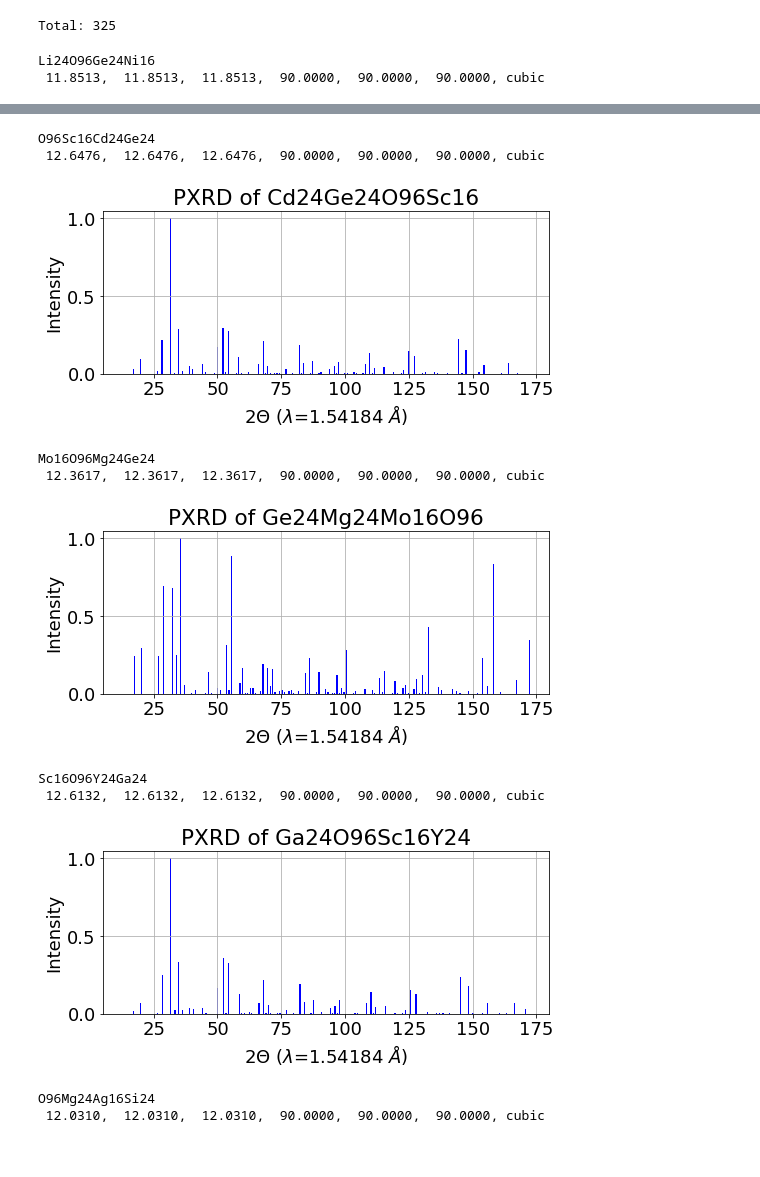
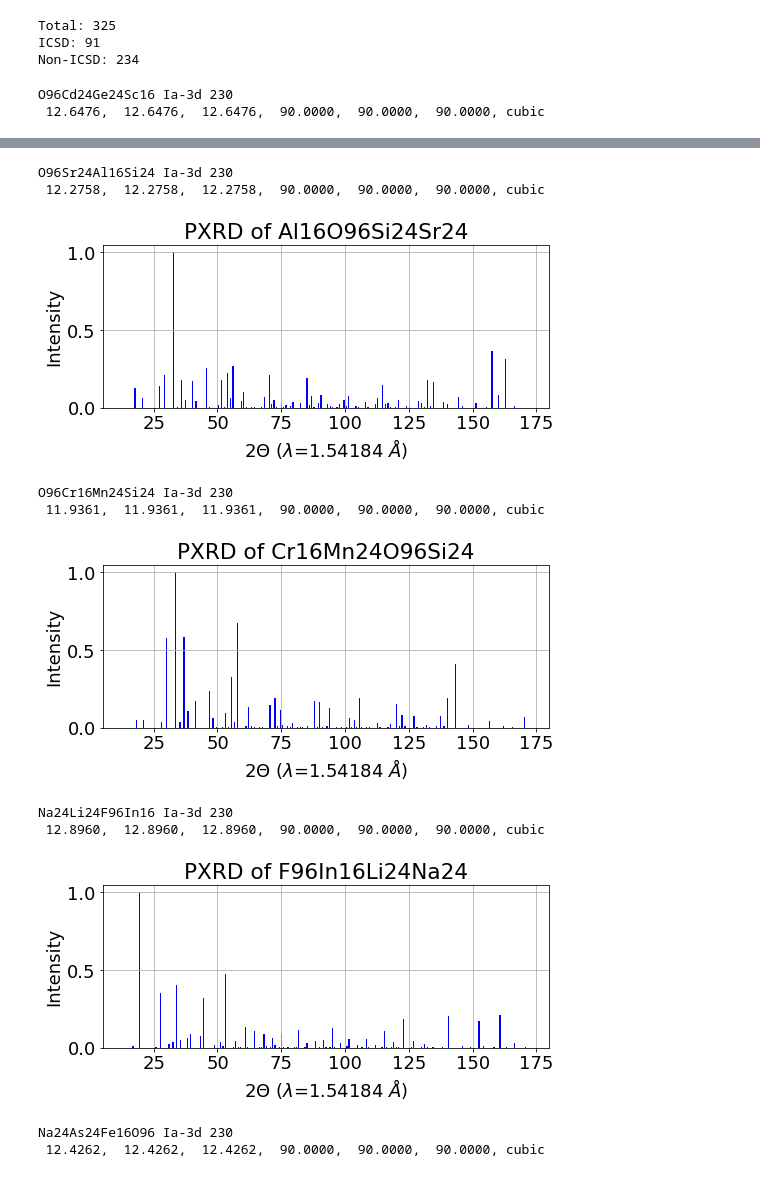
Before and after one commit to MaterSim/CMS, a Jupyter notebook: External/XRD_idea.ipynb, the cells around one changed output, grey strips where cells are left out. Drawn from its saved outputs; the diff is of its cells as text; code cells hidden in the pictures.

Commit message:
add ICSD info

```diff
--- a/External/XRD_idea.ipynb
+++ b/External/XRD_idea.ipynb
@@ -7,7 +7,7 @@ from pyxtal import pyxtal
 
 mpr = MPRester('fn8WQGgT9rvZAh6H') # insert your keys here
 # %%
-#define your search criteria
+# define your search criteria
 criteria ={
            "spacegroup.number": 230,
            "nsites": {"$lt": 100},
@@ -16,22 +16,37 @@ criteria ={
 #choose the properties which you are interested:
 properties = [
               "material_id",
+              "icsd_ids",
               "structure",
               "spacegroup.number",
               #"cif",
              ]
 entries = mpr.query(criteria=criteria, properties=properties)
+
+# Seperate the entries based on ICSD
+entries_icsd = []
+entries_non_icsd = []
+for entry in entries:
+    if len(entry['icsd_ids'])>0:
+        entries_icsd.append(entry)
+    else:
+        entries_non_icsd.append(entry)
+
 print("Total:", len(entries))
+print("ICSD:", len(entries_icsd))
+print("Non-ICSD:", len(entries_non_icsd))
 # %% [output]
 Total: 325
+ICSD: 91
+Non-ICSD: 234
 # %%
 # Plot the PXRD for a few selected structures
-for entry in entries[:5]:
+for entry in entries_icsd[:5]:
     pmg = entry['structure']
     id = entry['material_id']
     s1 = pyxtal()
     s1.from_seed(pmg, tol=1e-3)
-    print(s1.formula)
+    print(s1.formula, s1.group.symbol, s1.group.number)
     print(s1.lattice)
 
     xrd = s1.get_XRD(thetas=[0, 180])
@@ -40,5 +55,5 @@ for entry in entries[:5]:
     #xrd.theta2
     #xrd.xrd_intensity
 # %% [output]
-Li24O96Ge24Ni16
- 11.8513,  11.8513,  11.8513,  90.0000,  90.0000,  90.0000, cubic
+O96Cd24Ge24Sc16 Ia-3d 230
+ 12.6476,  12.6476,  12.6476,  90.0000,  90.0000,  90.0000, cubic
@@ -46,11 +61,11 @@ Li24O96Ge24Ni16
-O96Sc16Cd24Ge24
- 12.6476,  12.6476,  12.6476,  90.0000,  90.0000,  90.0000, cubic
+O96Sr24Al16Si24 Ia-3d 230
+ 12.2758,  12.2758,  12.2758,  90.0000,  90.0000,  90.0000, cubic
-[figure, old version]
+[figure, new version]
-Mo16O96Mg24Ge24
- 12.3617,  12.3617,  12.3617,  90.0000,  90.0000,  90.0000, cubic
+O96Cr16Mn24Si24 Ia-3d 230
+ 11.9361,  11.9361,  11.9361,  90.0000,  90.0000,  90.0000, cubic
-[figure, old version]
+[figure, new version]
-Sc16O96Y24Ga24
- 12.6132,  12.6132,  12.6132,  90.0000,  90.0000,  90.0000, cubic
+Na24Li24F96In16 Ia-3d 230
+ 12.8960,  12.8960,  12.8960,  90.0000,  90.0000,  90.0000, cubic
-[figure, old version]
+[figure, new version]
-O96Mg24Ag16Si24
- 12.0310,  12.0310,  12.0310,  90.0000,  90.0000,  90.0000, cubic
+Na24As24Fe16O96 Ia-3d 230
+ 12.4262,  12.4262,  12.4262,  90.0000,  90.0000,  90.0000, cubic
```
Also changed, not shown: parts of 3 cells of this notebook.
